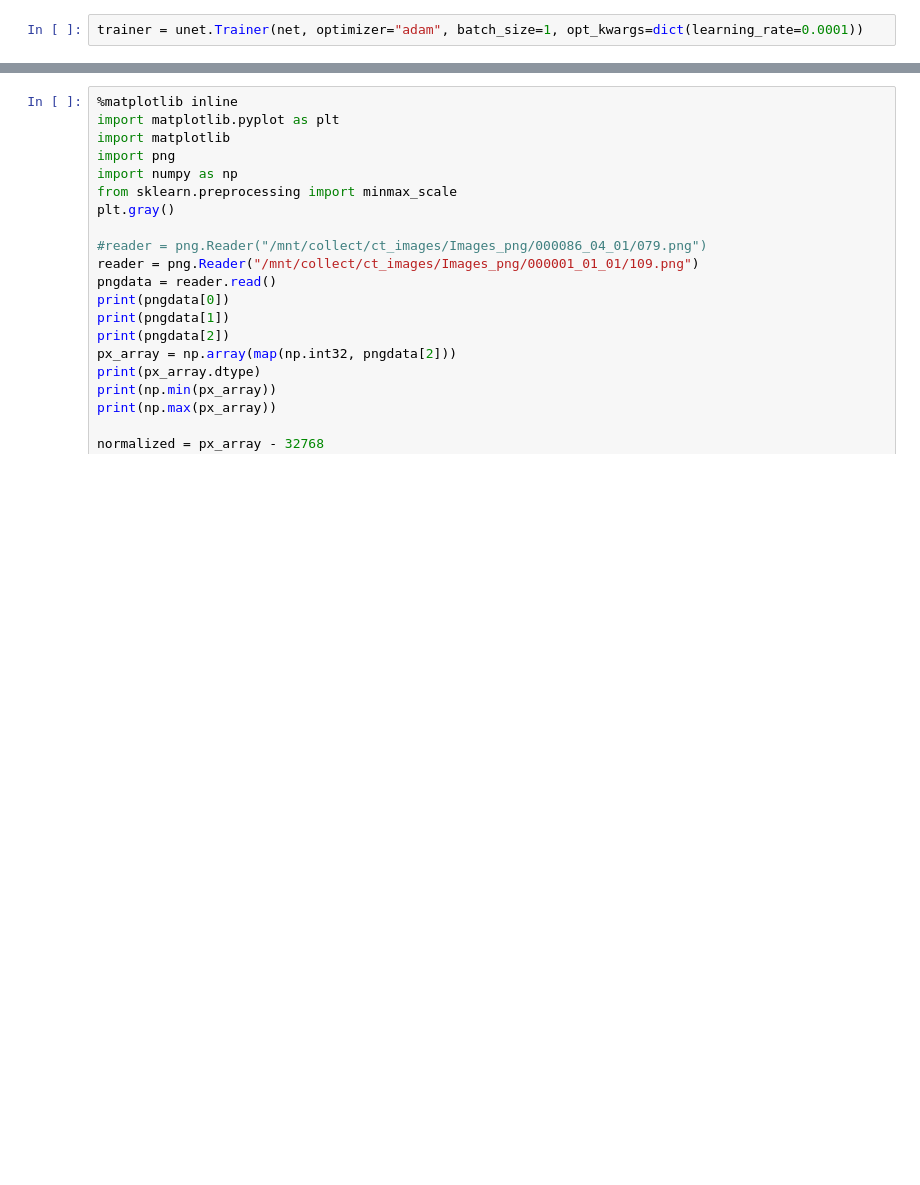
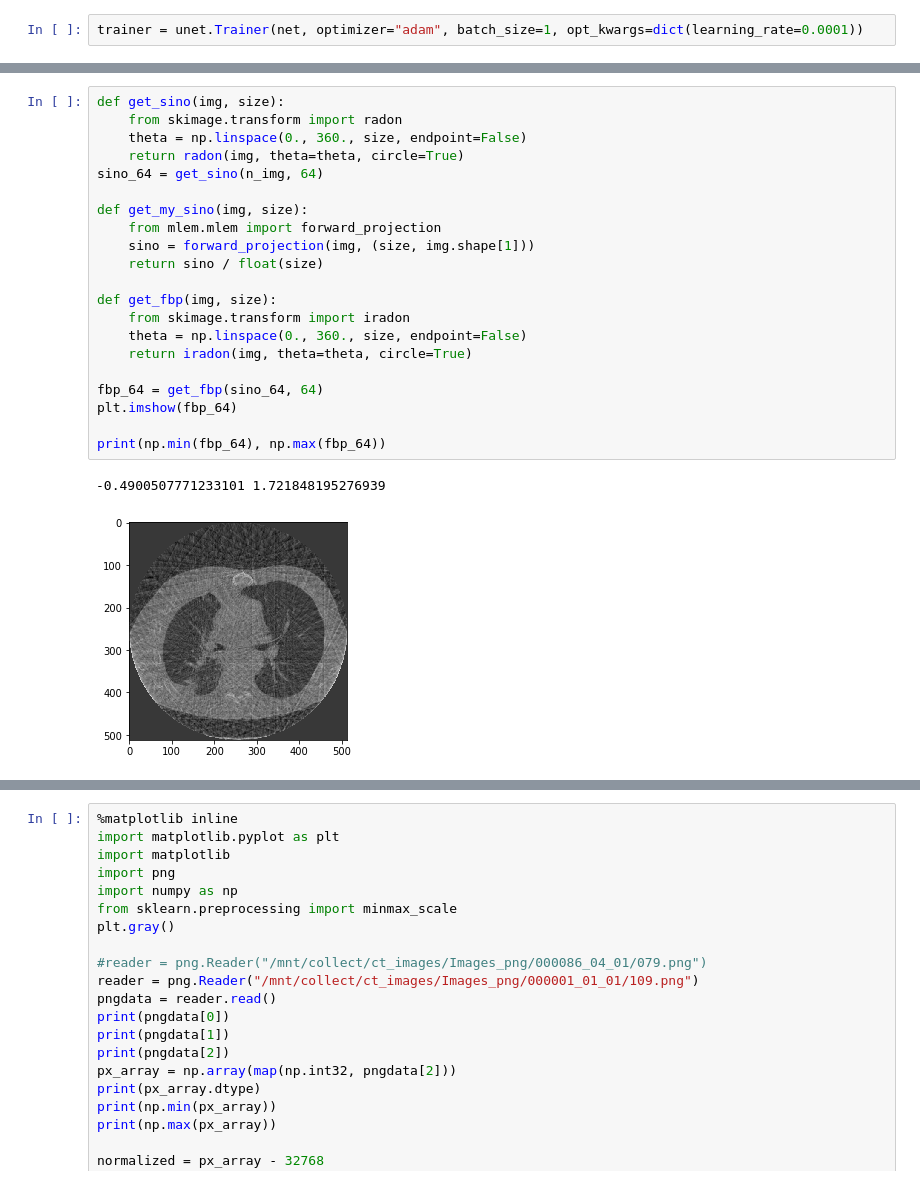
Before and after one commit to bottlenome/tf_unet, a Jupyter notebook: demo/fbp_unet.ipynb, the cells around one changed output, grey strips where cells are left out. Cells and saved outputs as stored; diff of their text form; blank space fills up the shorter version.

```diff
--- a/demo/fbp_unet.ipynb
+++ b/demo/fbp_unet.ipynb
@@ -109,0 +88,24 @@ prediction = net.predict("./unet_trained64/model.ckpt", x_test)
+# %%
+def get_sino(img, size):
+    from skimage.transform import radon
+    theta = np.linspace(0., 360., size, endpoint=False)
+    return radon(img, theta=theta, circle=True)
+sino_64 = get_sino(n_img, 64)
+
+def get_my_sino(img, size):
+    from mlem.mlem import forward_projection
+    sino = forward_projection(img, (size, img.shape[1]))
+    return sino / float(size)
+
+def get_fbp(img, size):
+    from skimage.transform import iradon
+    theta = np.linspace(0., 360., size, endpoint=False)
+    return iradon(img, theta=theta, circle=True)
+
+fbp_64 = get_fbp(sino_64, 64)
+plt.imshow(fbp_64)
+
+print(np.min(fbp_64), np.max(fbp_64))
+# %% [output]
+-0.4900507771233101 1.721848195276939
+[figure, added]
```
Also changed, not shown: parts of 13 cells of this notebook, 3 other files.
